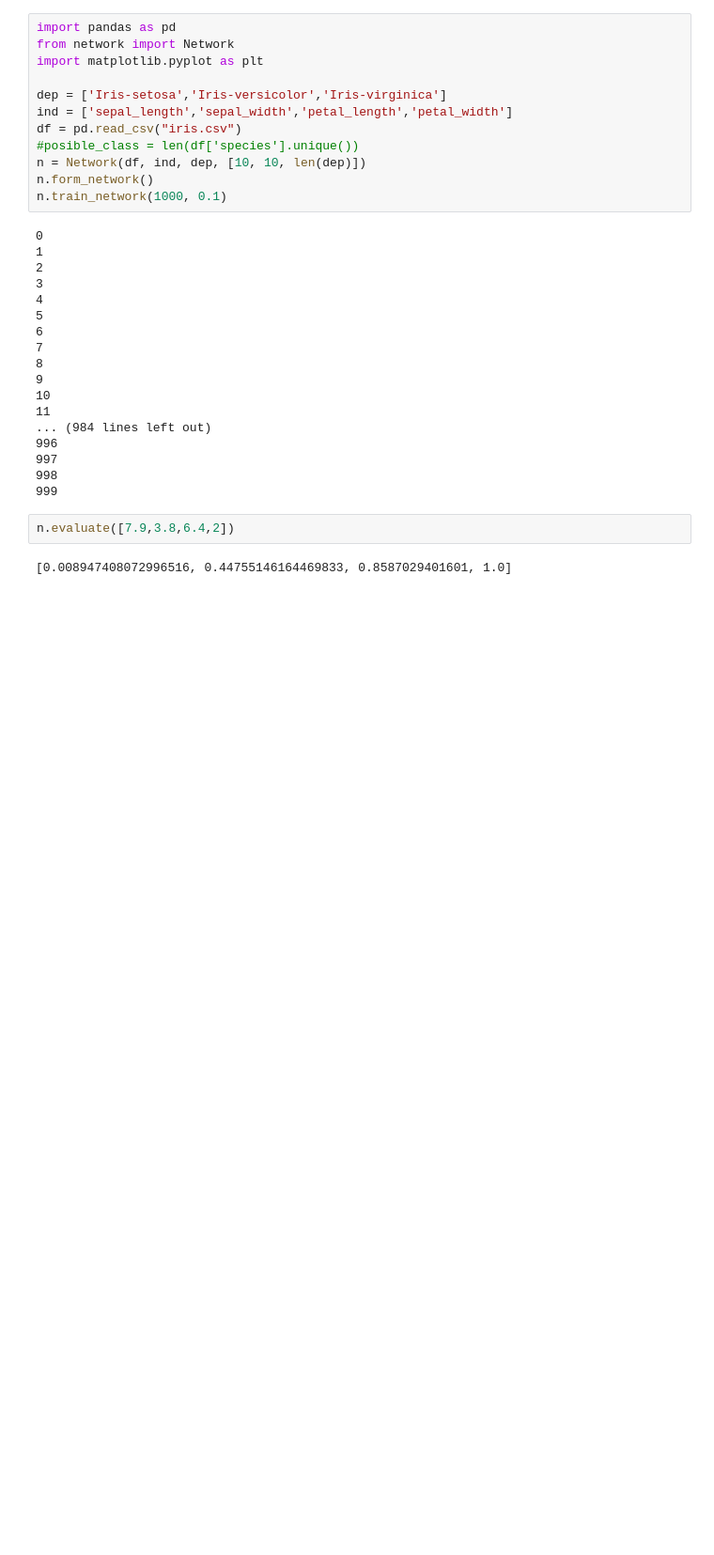
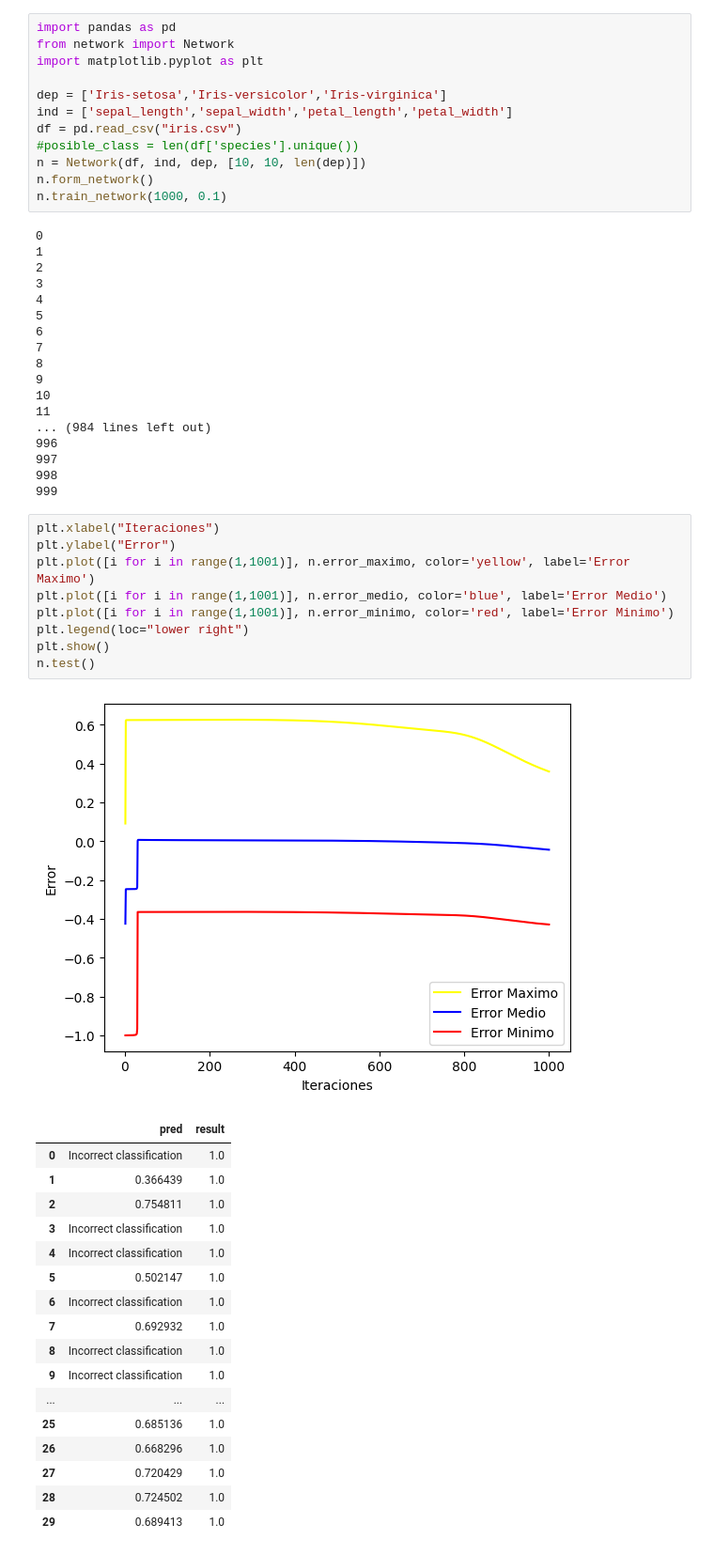
Before and after one commit to Gchaurio/CI5438-Proyecto2, a Jupyter notebook: testing.ipynb, the cells around one changed output. Shown at 94% size. Cells and saved outputs as stored; diff of their text form; blank space fills up the shorter version.

Commit message:
error & test function updated

```diff
--- a/testing.ipynb
+++ b/testing.ipynb
@@ -28,7 +28,31 @@ n.train_network(1000, 0.1)
 997
 998
 999
-# %%
-n.evaluate([7.9,3.8,6.4,2])
-# %% [output]
-[0.008947408072996516, 0.44755146164469833, 0.8587029401601, 1.0]
+# %%
+plt.xlabel("Iteraciones")
+plt.ylabel("Error")
+plt.plot([i for i in range(1,1001)], n.error_maximo, color='yellow', label='Error Maximo')
+plt.plot([i for i in range(1,1001)], n.error_medio, color='blue', label='Error Medio')
+plt.plot([i for i in range(1,1001)], n.error_minimo, color='red', label='Error Minimo')
+plt.legend(loc="lower right")
+plt.show()
+n.test()
+# %% [output]
+[figure, added]
+|  | pred | result |
+| 0 | Incorrect classification | 1.0 |
+| 1 | 0.366439 | 1.0 |
+| 2 | 0.754811 | 1.0 |
+| 3 | Incorrect classification | 1.0 |
+| 4 | Incorrect classification | 1.0 |
+| 5 | 0.502147 | 1.0 |
+| 6 | Incorrect classification | 1.0 |
+| 7 | 0.692932 | 1.0 |
+| 8 | Incorrect classification | 1.0 |
+| 9 | Incorrect classification | 1.0 |
+| ... | ... | ... |
+| 25 | 0.685136 | 1.0 |
+| 26 | 0.668296 | 1.0 |
+| 27 | 0.720429 | 1.0 |
+| 28 | 0.724502 | 1.0 |
+| 29 | 0.689413 | 1.0 |
```
Also changed, not shown: 1 other file.
